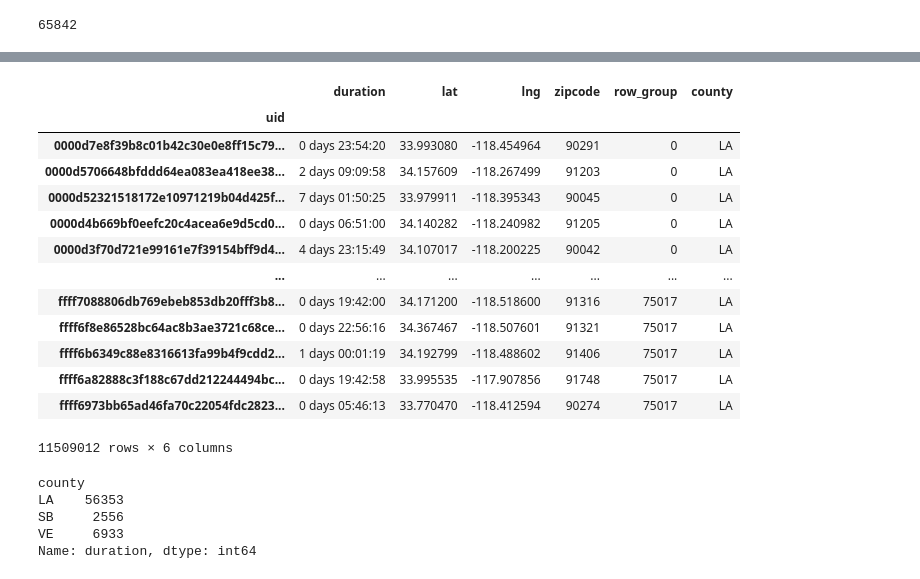
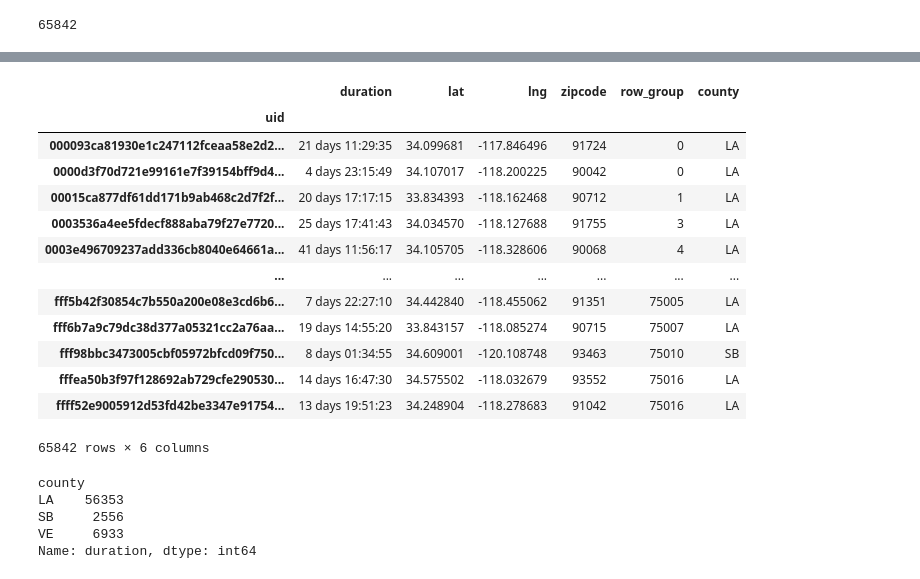
Before and after one commit to ai2es/cat-rain, a Jupyter notebook: notebooks/filter_sensitivity.ipynb, the cells around one changed output, grey strips where cells are left out. Cells and saved outputs as stored; diff of their text form; code cells hidden in the pictures.

```diff
--- a/notebooks/filter_sensitivity.ipynb
+++ b/notebooks/filter_sensitivity.ipynb
@@ -447,7 +434,7 @@ sys.getsizeof(df_merged)
 # %% [output]
 9248190542
 # %%
-counts = df_merged.iloc[:, 1:].to_numpy()
+counts = df_merged.to_numpy()
 # %%
 baseline_days = ~np.isin(np.arange(92), [60, 61, 62, 63])
 
@@ -478,4 +461,4 @@ np.count_nonzero((user_count_dict[5] >= 30) & (ar_count_dict[5] == 2))
 # %% [output]
 65842
 # %%
-filtered_users = df_merged["uid"][(user_count_dict[5] >= 30) & (ar_count_dict[5] == 2)]
+filtered_users = df_merged.index[(user_count_dict[5] >= 30) & (ar_count_dict[5] == 2)]
@@ -482,22 +494,22 @@ filtered_users = df_merged["uid"][(user_count_dict[5] >= 30) & (ar_count_dict[5]
 # %%
 home_loc_df = pd.read_parquet("/glade/work/ggantos/cat-rain/notebooks/home_loc_by_row_group_counties_unfiltered.parquet")
 # %%
-home_loc_df
+home_loc_df.loc[filtered_users]
 # %% [output]
 |  | duration | lat | lng | zipcode | row_group | county |
 | uid |  |  |  |  |  |  |
-| 0000d7e8f39b8c01b42c30e0e8ff15c79... | 0 days 23:54:20 | 33.993080 | -118.454964 | 90291 | 0 | LA |
-| 0000d5706648bfddd64ea083ea418ee38... | 2 days 09:09:58 | 34.157609 | -118.267499 | 91203 | 0 | LA |
-| 0000d52321518172e10971219b04d425f... | 7 days 01:50:25 | 33.979911 | -118.395343 | 90045 | 0 | LA |
-| 0000d4b669bf0eefc20c4acea6e9d5cd0... | 0 days 06:51:00 | 34.140282 | -118.240982 | 91205 | 0 | LA |
+| 000093ca81930e1c247112fceaa58e2d2... | 21 days 11:29:35 | 34.099681 | -117.846496 | 91724 | 0 | LA |
 | 0000d3f70d721e99161e7f39154bff9d4... | 4 days 23:15:49 | 34.107017 | -118.200225 | 90042 | 0 | LA |
+| 00015ca877df61dd171b9ab468c2d7f2f... | 20 days 17:17:15 | 33.834393 | -118.162468 | 90712 | 1 | LA |
+| 0003536a4ee5fdecf888aba79f27e7720... | 25 days 17:41:43 | 34.034570 | -118.127688 | 91755 | 3 | LA |
+| 0003e496709237add336cb8040e64661a... | 41 days 11:56:17 | 34.105705 | -118.328606 | 90068 | 4 | LA |
 | ... | ... | ... | ... | ... | ... | ... |
-| ffff7088806db769ebeb853db20fff3b8... | 0 days 19:42:00 | 34.171200 | -118.518600 | 91316 | 75017 | LA |
-| ffff6f8e86528bc64ac8b3ae3721c68ce... | 0 days 22:56:16 | 34.367467 | -118.507601 | 91321 | 75017 | LA |
-| ffff6b6349c88e8316613fa99b4f9cdd2... | 1 days 00:01:19 | 34.192799 | -118.488602 | 91406 | 75017 | LA |
-| ffff6a82888c3f188c67dd212244494bc... | 0 days 19:42:58 | 33.995535 | -117.907856 | 91748 | 75017 | LA |
-| ffff6973bb65ad46fa70c22054fdc2823... | 0 days 05:46:13 | 33.770470 | -118.412594 | 90274 | 75017 | LA |
+| fff5b42f30854c7b550a200e08e3cd6b6... | 7 days 22:27:10 | 34.442840 | -118.455062 | 91351 | 75005 | LA |
+| fff6b7a9c79dc38d377a05321cc2a76aa... | 19 days 14:55:20 | 33.843157 | -118.085274 | 90715 | 75007 | LA |
+| fff98bbc3473005cbf05972bfcd09f750... | 8 days 01:34:55 | 34.609001 | -120.108748 | 93463 | 75010 | SB |
+| fffea50b3f97f128692ab729cfe290530... | 14 days 16:47:30 | 34.575502 | -118.032679 | 93552 | 75016 | LA |
+| ffff52e9005912d53fd42be3347e91754... | 13 days 19:51:23 | 34.248904 | -118.278683 | 91042 | 75016 | LA |
-11509012 rows × 6 columns
+65842 rows × 6 columns
 # %%
 home_loc_df.loc[filtered_users].to_parquet("/glade/campaign/cisl/aiml/cat_flood/user_home_loc_filter_5_30_base_2_ar.parquet")
 # %%
```
Also changed, not shown: parts of 11 cells of this notebook, 1 other file.
